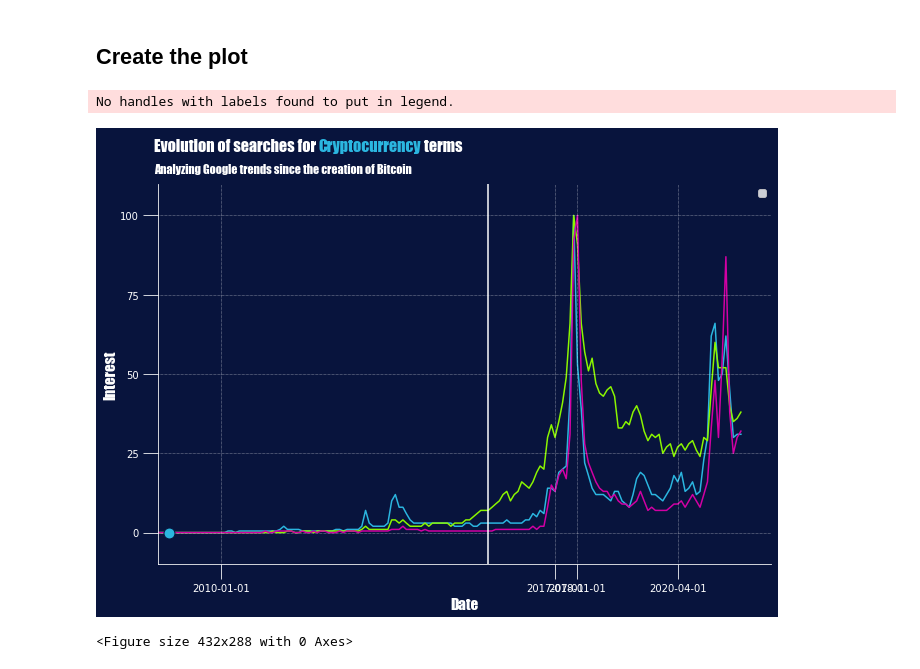
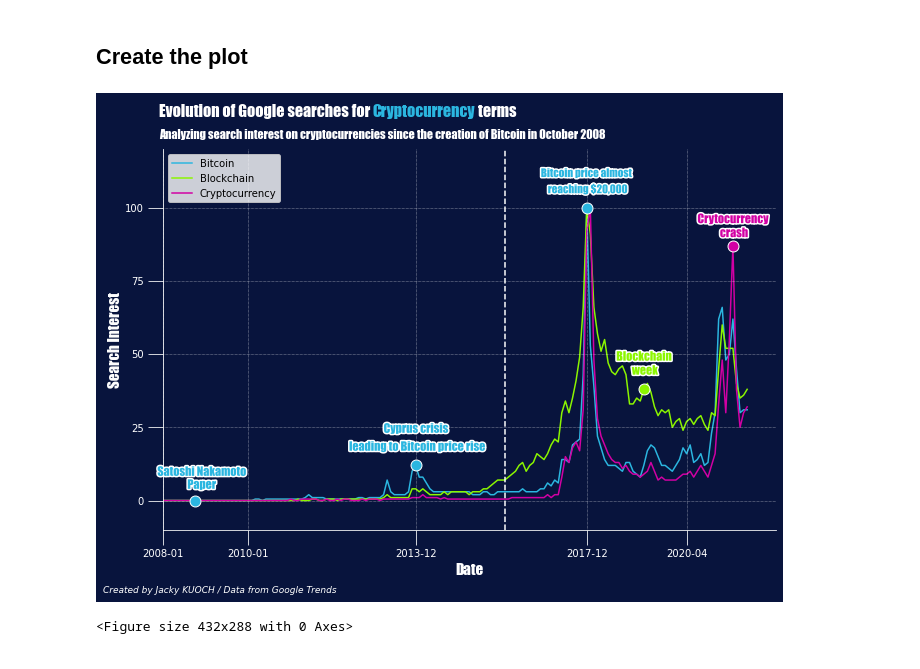
Before and after one commit to JackyKch/WhatAreAltcoins, a Jupyter notebook: coding/trends.ipynb, the cells around one changed output. Drawn from its saved outputs; the diff is of its cells as text; code cells hidden in the pictures.

Commit message:
Plot trends with legends

```diff
--- a/coding/trends.ipynb
+++ b/coding/trends.ipynb
@@ -54,49 +63,67 @@ ax.patch.set_facecolor("#08143D")
 ax.tick_params(colors="w", length=15)
 
 #Change the axes color
 ax.spines['bottom'].set_color("w")
 ax.spines['top'].set_visible(False)
 ax.spines['right'].set_visible(False)
 ax.spines['left'].set_color("w")
 
 # Plot the three trends
-plt.plot(bitcoin['Mois'], bitcoin['Interest'], zorder=0, color="#2bb6e0")
-plt.plot(blockchain['Mois'], blockchain['Interest'], zorder=0, color="#8BF600")
-plt.plot(crypto['Mois'], crypto['Interest'], zorder=0, color="#D200A4")
+plt.plot(bitcoin['Mois'], bitcoin['Interest'], zorder=0, color="#2bb6e0", label = "Bitcoin")
+plt.plot(blockchain['Mois'], blockchain['Interest'], zorder=0, color="#8BF600", label = "Blockchain")
+plt.plot(crypto['Mois'], crypto['Interest'], zorder=0, color="#D200A4", label = "Cryptocurrency")
 
 # Set the ticks
-plt.xticks(['2008-01-01', '2010-01','2017-07-01', '2018-01-01', '2020-04-01'])
+plt.xticks(['2008-01', '2010-01','2013-12','2017-12','2020-04'])
 plt.yticks([0,25, 50, 75, 100])
-ax.set_ylim(-10,110)
-plt.xlim(xmin=datetime.date(2008,8,1))
+ax.set_ylim(-10,120)
+plt.xlim(xmin='2008-01')
 
 # Axes Label
 plt.xlabel("Date", color="w", fontsize=15 , **hfont)
-plt.ylabel("Interest", color="w", fontsize=15 , **hfont)
+plt.ylabel("Search Interest", color="w", fontsize=15 , **hfont)
 
 # Title and credits
-fig_text(0.12,0.97, s="Evolution of searches for <Cryptocurrency> terms\n", highlight_textprops=[{"color": '#2bb6e0'}], fontsize = 16, fontweight = "bold", color = "w", **hfont)
-fig.text(0.12,0.9, "Analyzing Google trends since the creation of Bitcoin", fontsize = 12, fontweight="light", color = "w", **hfont)
-#fig.text(0.05, 0, "Created by Jacky KUOCH",fontstyle="italic",fontsize=9, color="w")
+fig_text(0.12,0.97, s="Evolution of Google searches for <Cryptocurrency> terms\n", highlight_textprops=[{"color": '#2bb6e0'}], fontsize = 16, fontweight = "bold", color = "w", **hfont)
+fig.text(0.12,0.9, "Analyzing search interest on cryptocurrencies since the creation of Bitcoin in October 2008", fontsize = 12, fontweight="light", color = "w", **hfont)
+fig.text(0.05, 0, "Created by Jacky KUOCH / Data from Google Trends",fontstyle="italic",fontsize=9, color="w")
 
 
 # Split the graph in two
-ax.axvline(x=datetime.date(2016,1,1), color="w")
-#rodgerspart = ax.text(40, 2050, "Rodgers", fontsize=18, ha="center", color="w",alpha=0.4 , **hfont)
-#klopppart = ax.text(160, 2050, "Klopp", fontsize=18, ha="center", color="w",alpha=0.4 , **hfont)
+ax.axvline(x='2016-01', color="w", linestyle = '--')
 
 
 # Add points on key dates
 
 ## Satoshi Nakamoto paper
-ax.scatter(datetime.date(2008,10,31), bitcoin.loc[bitcoin['Mois'] == "2008-11-01", "Interest"], s=120, color="#2bb6e0", edgecolors="#08143D", lw=1, zorder=3 )
-#satoshipaper = ax.text(datetime.date(2008,10,31), 0.1, "Satoshi Nakmoto\nPaper", fontsize=13, ha="center", color="#2bb6e0", **hfont)
-#satoshipaper.set_path_effects([path_effects.withStroke(linewidth=3, foreground="w")])
+ax.scatter('2008-10', bitcoin.loc[bitcoin['Mois'] == "2008-11", "Interest"], s=120, color="#2bb6e0", edgecolors="w", lw=1, zorder=3 )
+satoshipaper = ax.text('2008-12', 4, "Satoshi Nakamoto\nPaper", fontsize=12, ha="center", color="#2bb6e0", **hfont)
+satoshipaper.set_path_effects([path_effects.withStroke(linewidth=3, foreground="w")])
 
+## Cyprus banking crisis
+ax.scatter('2013-12', bitcoin.loc[bitcoin['Mois'] == "2013-12", "Interest"], s=120, color="#2bb6e0", edgecolors="w", lw=1, zorder=3 )
+cypruscrysis = ax.text('2013-12', 17, "Cyprus crisis\n leading to Bitcoin price rise", linespacing =1.7 , fontsize=12, ha="center", color="#2bb6e0", **hfont)
+cypruscrysis.set_path_effects([path_effects.withStroke(linewidth=3, foreground="w")])
+
+## Bitcoin almost reaching $20,000
+ax.scatter('2017-12', bitcoin.loc[bitcoin['Mois'] == "2017-12", "Interest"], s=120, color="#2bb6e0", edgecolors="w", lw=1, zorder=3 )
+bitcoin2000 = ax.text('2017-12', 105, "Bitcoin price almost\n reaching $20,000", linespacing =1.7 , fontsize=11, ha="center", color="#2bb6e0", **hfont)
+bitcoin2000.set_path_effects([path_effects.withStroke(linewidth=3, foreground="w")])
+
+## Blockhain Week
+ax.scatter('2019-04', blockchain.loc[blockchain['Mois'] == "2019-04", "Interest"], s=120, color="#8BF600", edgecolors="w", lw=1, zorder=3 )
+bcweek = ax.text('2019-04', 43, "Blockchain\n week", linespacing =1.3, fontsize=12, ha="center", color="#8BF600", **hfont)
+bcweek.set_path_effects([path_effects.withStroke(linewidth=3, foreground="w")])
+
+## Cryptocurrency Crash
+ax.scatter('2021-05', crypto.loc[crypto['Mois'] == "2021-05", "Interest"], s=120, color="#D200A4", edgecolors="w", lw=1, zorder=3 )
+cryptocrash = ax.text('2021-05', 90, "Crytocurrency\n crash", linespacing =1.3, fontsize=12, ha="center", color="#D200A4", **hfont)
+cryptocrash.set_path_effects([path_effects.withStroke(linewidth=3, foreground="w")])
+
+plt.legend(loc='upper left')
 
 plt.show()
 plt.tight_layout()
 # %% [output]
+[figure, new version]
-No handles with labels found to put in legend.
+<Figure size 432x288 with 0 Axes>
-[figure, old version]
-<Figure size 432x288 with 0 Axes>
```
Also changed, not shown: parts of 2 cells of this notebook.
